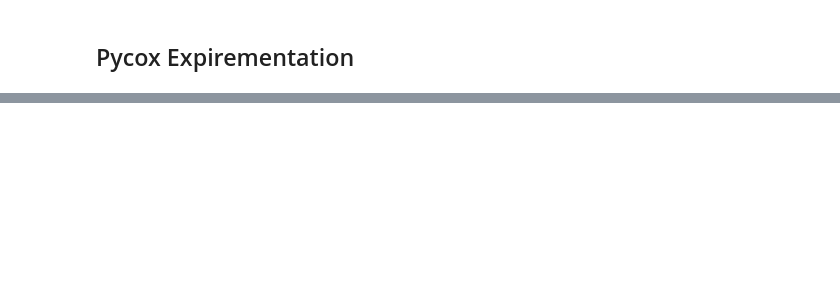
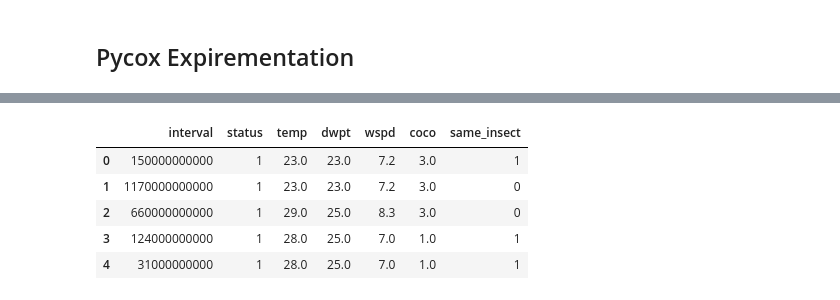
Before and after one commit to puckybreg/Native-Bee-Thesis, a Jupyter notebook: notebook_for_data_analysis.ipynb, the cells around one changed output, grey strips where cells are left out. Saved outputs shown, nothing was run; the diff lists cells and outputs as text; code cells hidden in the pictures; blank space fills up the shorter version.

```diff
--- a/notebook_for_data_analysis.ipynb
+++ b/notebook_for_data_analysis.ipynb
@@ -341,0 +194,19 @@ interval_and_weather_merged.head()
+# %%
+# Step 1: Select relevant columns
+cols_input = ['interval', 'status', 'temp', 'dwpt', 'wspd', 'coco', 'same_insect']
+df_train = interval_and_weather_merged[cols_input]
+
+
+# Step 2: Split data into training, validation, and test sets
+df_test = df_train.sample(frac=0.2)
+df_train = df_train.drop(df_test.index)
+df_val = df_train.sample(frac=0.2)
+df_train = df_train.drop(df_val.index)
+df_train.head()
+# %% [output]
+|  | interval | status | temp | dwpt | wspd | coco | same_insect |
+| 0 | 150000000000 | 1 | 23.0 | 23.0 | 7.2 | 3.0 | 1 |
+| 1 | 1170000000000 | 1 | 23.0 | 23.0 | 7.2 | 3.0 | 0 |
+| 2 | 660000000000 | 1 | 29.0 | 25.0 | 8.3 | 3.0 | 0 |
+| 3 | 124000000000 | 1 | 28.0 | 25.0 | 7.0 | 1.0 | 1 |
+| 4 | 31000000000 | 1 | 28.0 | 25.0 | 7.0 | 1.0 | 1 |
```
Also changed, not shown: parts of 16 cells of this notebook, 7 other files.
